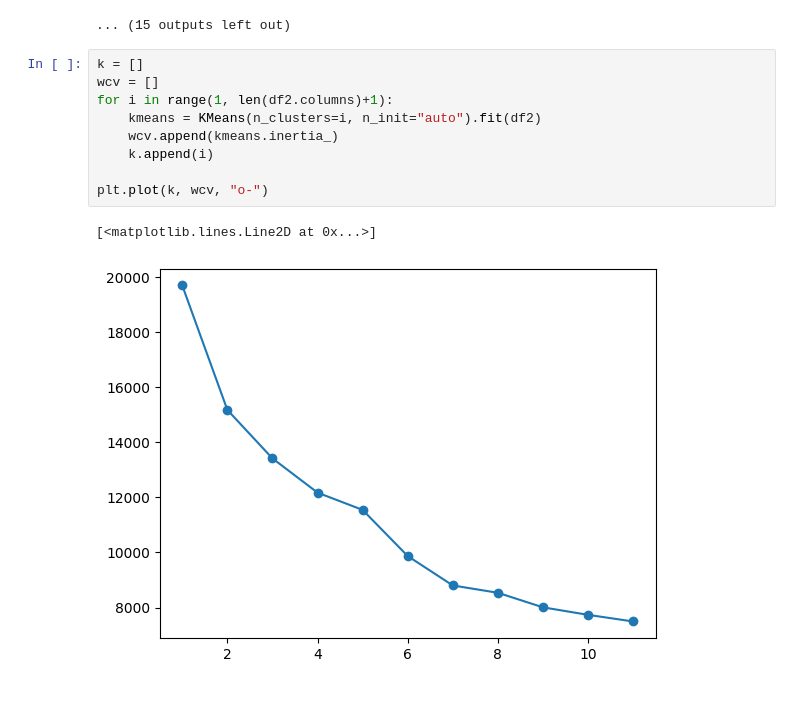
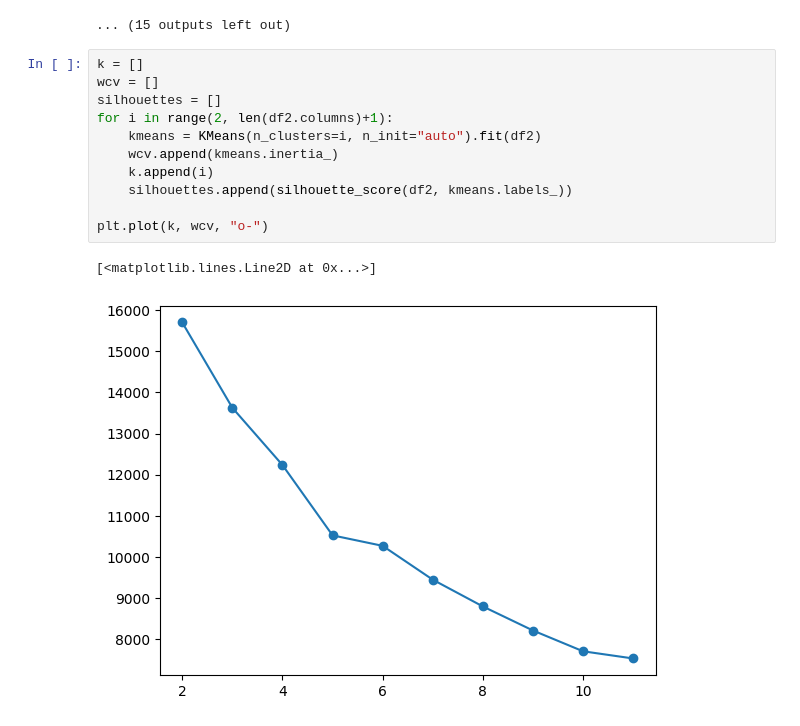
Before and after one commit to gmandl10/ST494FinalProject, a Jupyter notebook: EDA.ipynb, the cells around one changed output. Saved outputs shown, nothing was run; the diff lists cells and outputs as text; blank space fills up the shorter version.

```diff
--- a/EDA.ipynb
+++ b/EDA.ipynb
@@ -584,12 +590,14 @@ for i in df.columns:
 # %%
 k = []
 wcv = []
-for i in range(1, len(df2.columns)+1):
+silhouettes = []
+for i in range(2, len(df2.columns)+1):
     kmeans = KMeans(n_clusters=i, n_init="auto").fit(df2)
     wcv.append(kmeans.inertia_)
     k.append(i)
+    silhouettes.append(silhouette_score(df2, kmeans.labels_))
 
 plt.plot(k, wcv, "o-")
 # %% [output]
 [<matplotlib.lines.Line2D at 0x...>]
-[figure, old version]
+[figure, new version]
```
Also changed, not shown: parts of 9 cells of this notebook, 2 other files.
